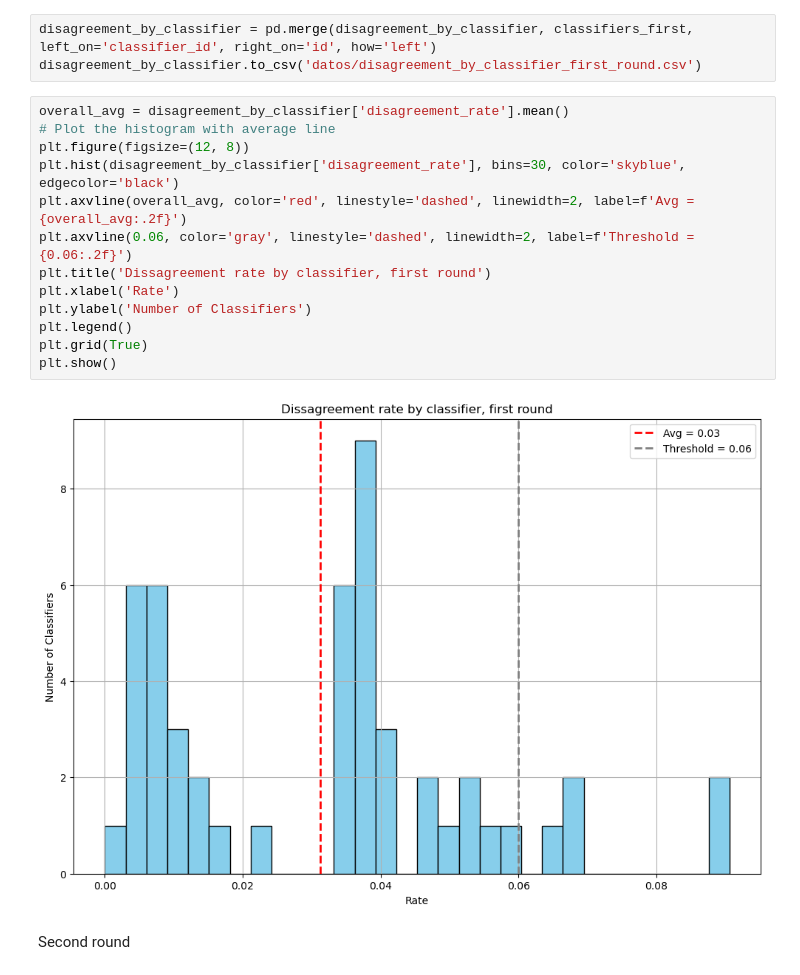
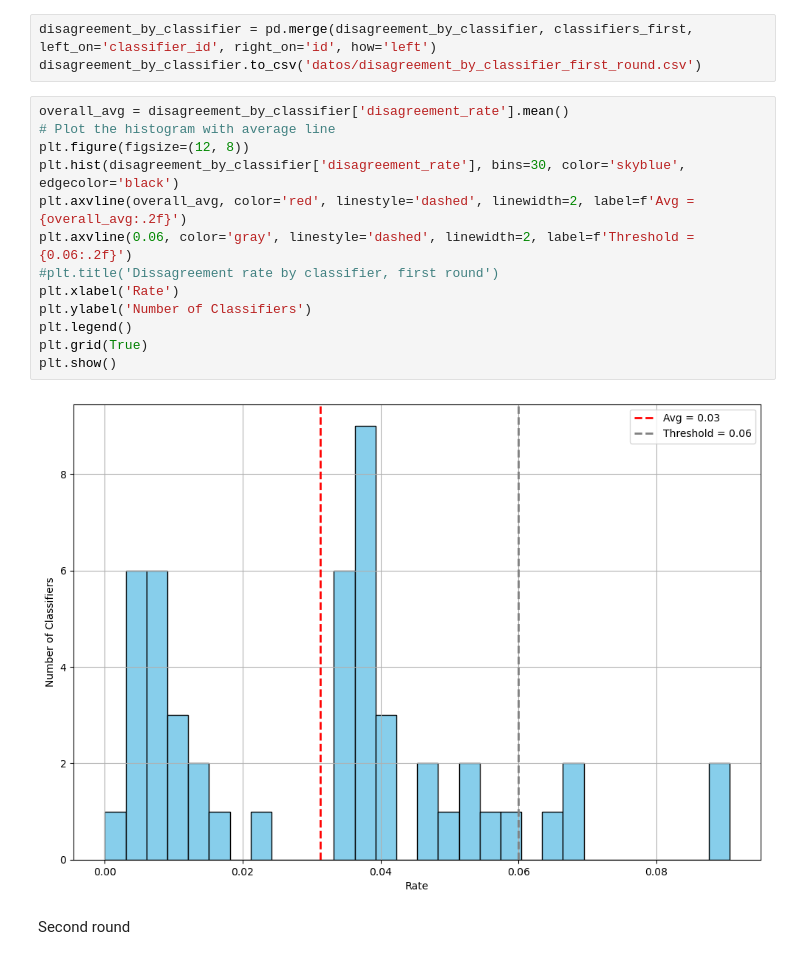
Before and after one commit to oejaramillo/WFH-Project, a Jupyter notebook: classification_proccess.ipynb, the cells around one changed output. Saved outputs shown, nothing was run; the diff lists cells and outputs as text.

```diff
--- a/classification_proccess.ipynb
+++ b/classification_proccess.ipynb
@@ -120,18 +120,18 @@ disagreement_by_classifier.to_csv('datos/disagreement_by_classifier_first_round.
 # %%
 overall_avg = disagreement_by_classifier['disagreement_rate'].mean()
 # Plot the histogram with average line
 plt.figure(figsize=(12, 8))
 plt.hist(disagreement_by_classifier['disagreement_rate'], bins=30, color='skyblue', edgecolor='black')
 plt.axvline(overall_avg, color='red', linestyle='dashed', linewidth=2, label=f'Avg = {overall_avg:.2f}')
 plt.axvline(0.06, color='gray', linestyle='dashed', linewidth=2, label=f'Threshold = {0.06:.2f}')
-plt.title('Dissagreement rate by classifier, first round')
+#plt.title('Dissagreement rate by classifier, first round')
 plt.xlabel('Rate')
 plt.ylabel('Number of Classifiers')
 plt.legend()
 plt.grid(True)
 plt.show()
 # %% [output]
-[figure, old version]
+[figure, new version]
 # %% [markdown]
 Second round
 # %%
```
Also changed, not shown: parts of 6 cells of this notebook, 8 other files.
